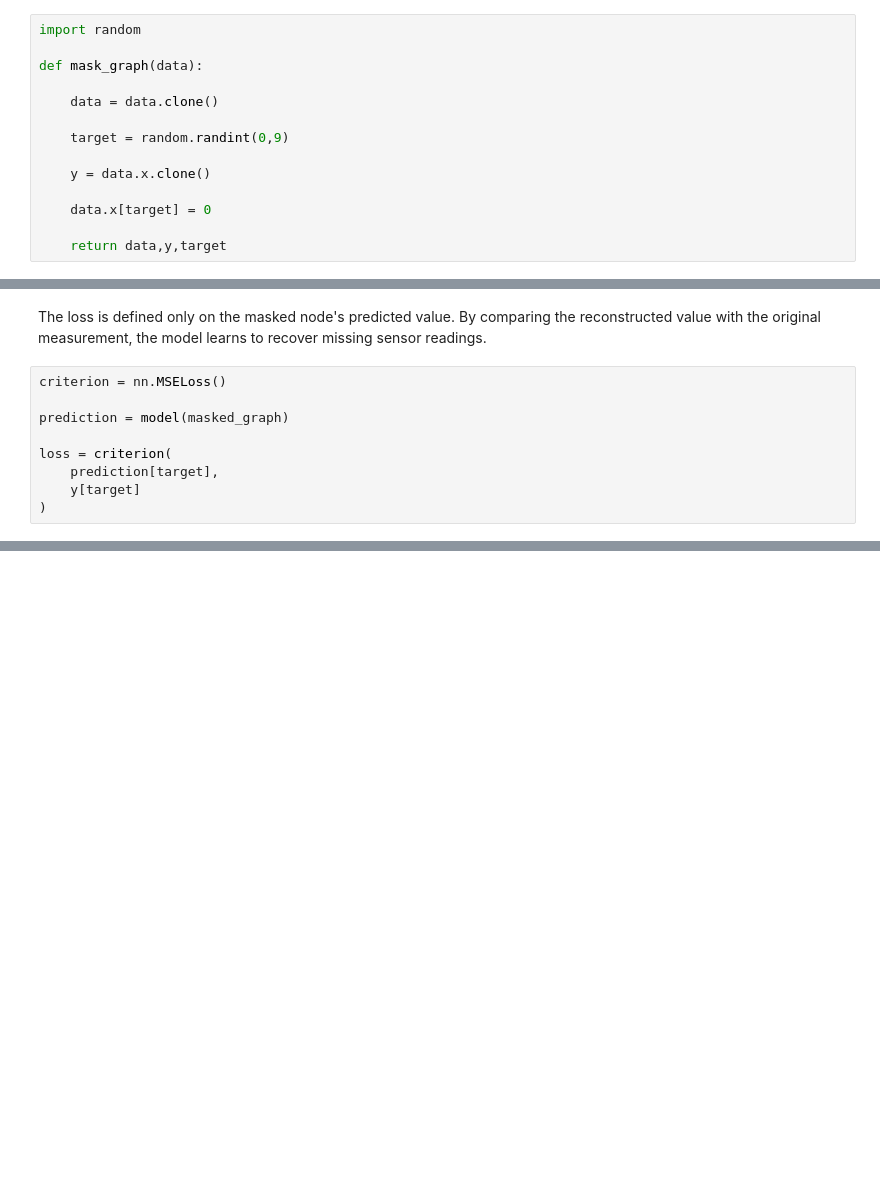
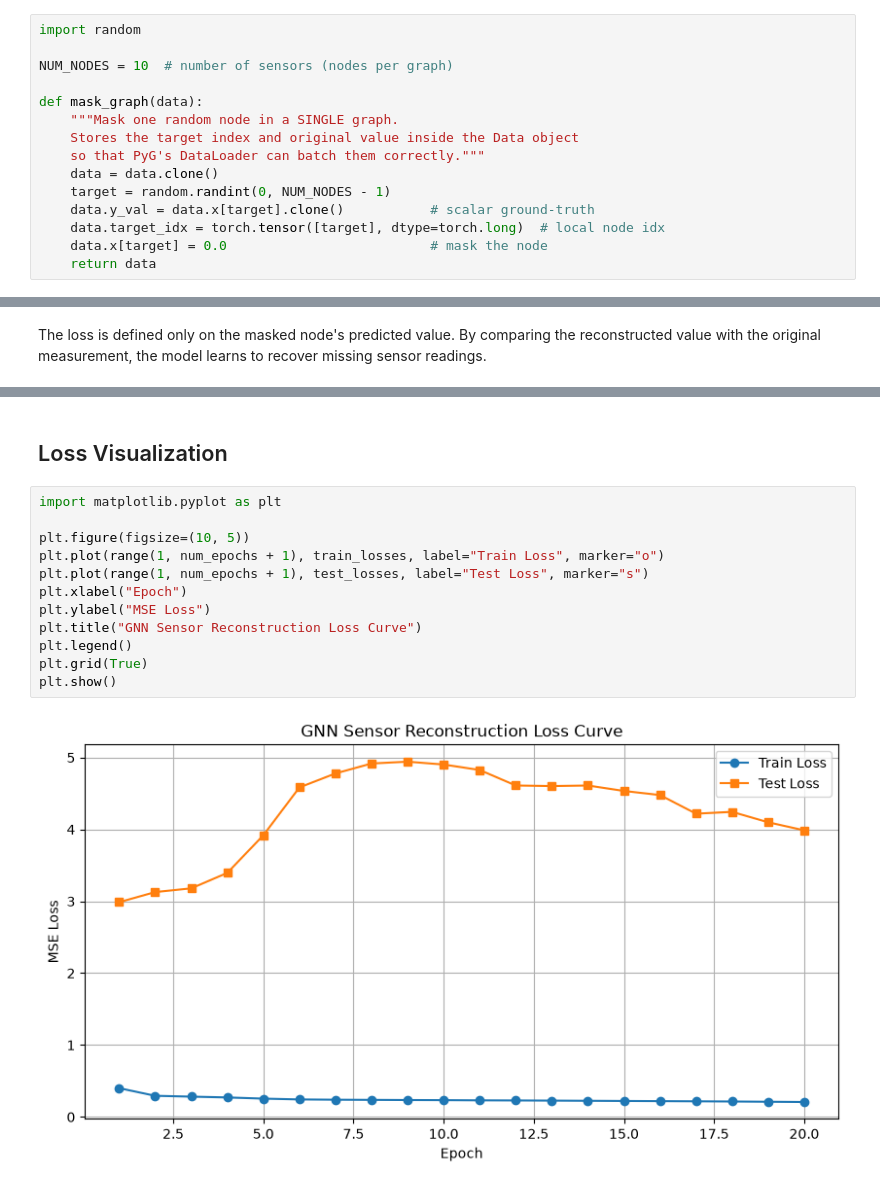
Before and after one commit to nizarbll/prediction-of-missing-vibrations, a Jupyter notebook: notebooks/gnn.ipynb, the cells around one changed output, grey strips where cells are left out. Drawn from its saved outputs; the diff is of its cells as text; blank space fills up the shorter version.

```diff
--- a/notebooks/gnn.ipynb
+++ b/notebooks/gnn.ipynb
@@ -260,17 +283,18 @@ The model learns to infer the missing reading from the remaining connected senso
 # %%
 import random
 
+NUM_NODES = 10  # number of sensors (nodes per graph)
+
 def mask_graph(data):
-
+    """Mask one random node in a SINGLE graph.
+    Stores the target index and original value inside the Data object
+    so that PyG's DataLoader can batch them correctly."""
     data = data.clone()
-
-    target = random.randint(0,9)
-
-    y = data.x.clone()
-
-    data.x[target] = 0
-
-    return data,y,target
+    target = random.randint(0, NUM_NODES - 1)
+    data.y_val = data.x[target].clone()           # scalar ground-truth
+    data.target_idx = torch.tensor([target], dtype=torch.long)  # local node idx
+    data.x[target] = 0.0                          # mask the node
+    return data
 # %% [markdown]
 ## Encoder
 # %% [markdown]
@@ -352,12 +376,3 @@ class GraphAutoEncoder(nn.Module):
 # %% [markdown]
 The loss is defined only on the masked node's predicted value.
 By comparing the reconstructed value with the original measurement, the model learns to recover missing sensor readings.
-# %%
-criterion = nn.MSELoss()
-
-prediction = model(masked_graph)
-
-loss = criterion(
-    prediction[target],
-    y[target]
-)
@@ -363,0 +485,16 @@ loss = criterion(
+# %% [markdown]
+## Loss Visualization
+# %%
+import matplotlib.pyplot as plt
+
+plt.figure(figsize=(10, 5))
+plt.plot(range(1, num_epochs + 1), train_losses, label="Train Loss", marker="o")
+plt.plot(range(1, num_epochs + 1), test_losses, label="Test Loss", marker="s")
+plt.xlabel("Epoch")
+plt.ylabel("MSE Loss")
+plt.title("GNN Sensor Reconstruction Loss Curve")
+plt.legend()
+plt.grid(True)
+plt.show()
+# %% [output]
+[figure, added]
```
Also changed, not shown: parts of 7 cells of this notebook, 5 other files.
